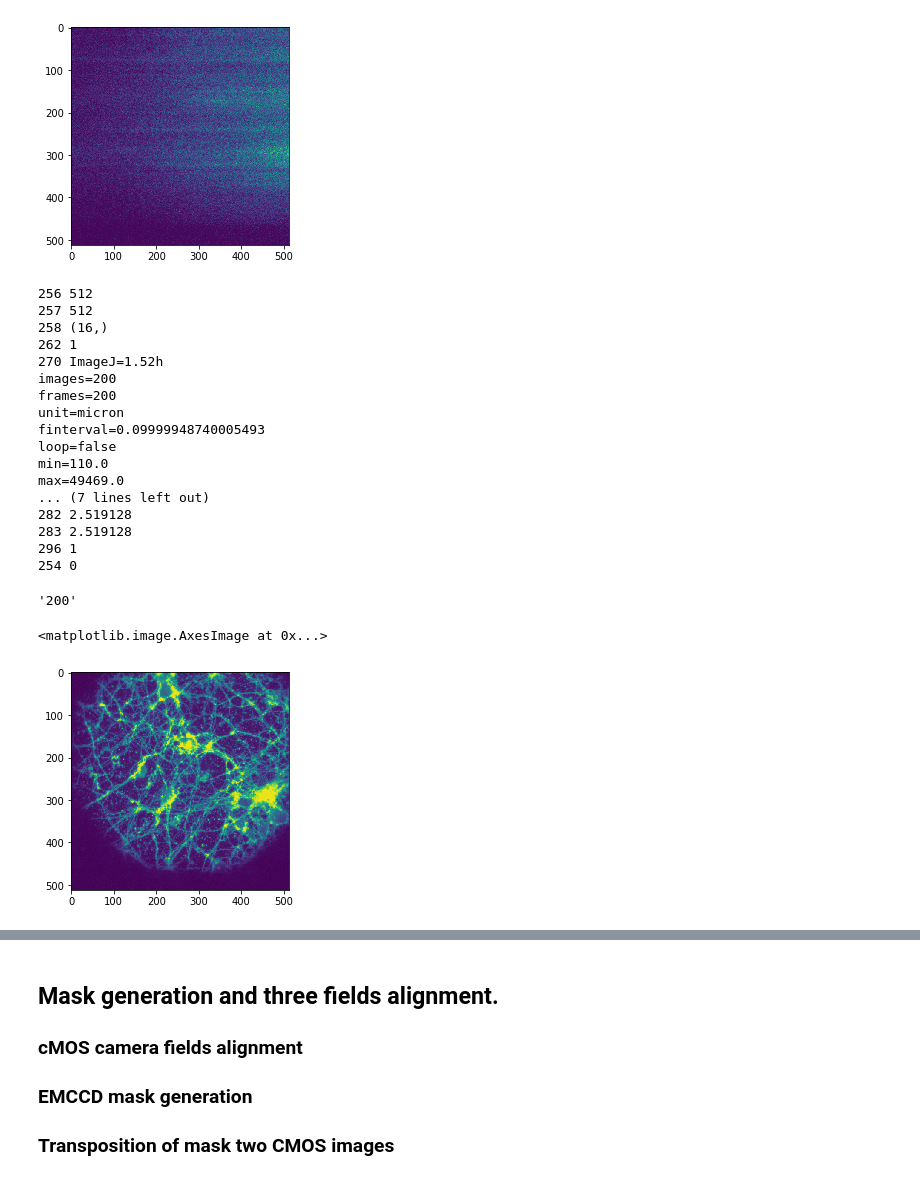
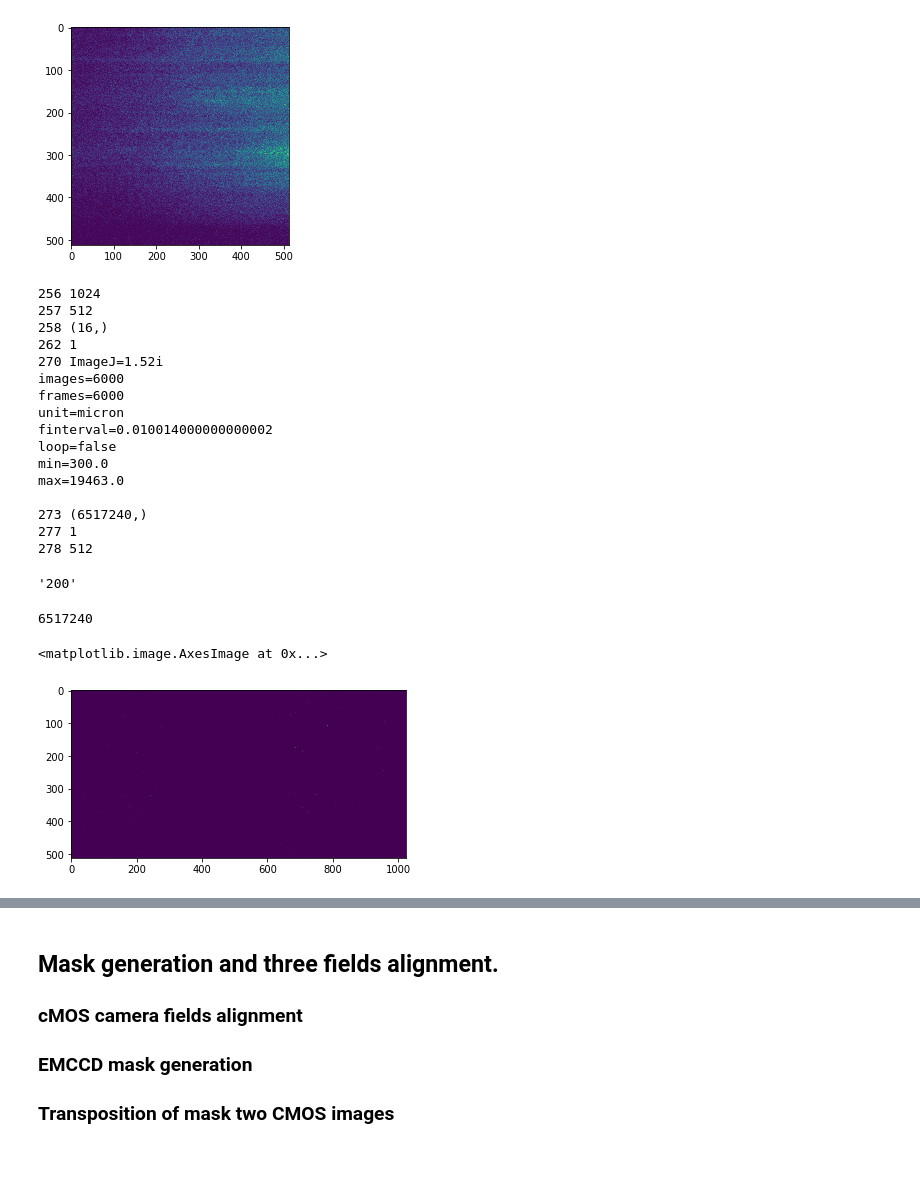
Before and after one commit to p-serna/Nanorods, a Jupyter notebook: Main_Nanords.ipynb, the cells around one changed output, grey strips where cells are left out. Drawn from its saved outputs; the diff is of its cells as text; code cells hidden in the pictures.

```diff
--- a/Main_Nanords.ipynb
+++ b/Main_Nanords.ipynb
@@ -27,27 +23,30 @@ imf = img.tag_v2
 # %%
+img = PIL.Image.open(fname)
+#imshow(img)
+imf = img.tag_v2
 keys = []
-for key in imf.keys():
-    print(key,imf[key])
+for i,key in enumerate(imf.keys()):
+    if i < 8:
+        print(key,imf[key])
     keys.append(key)
 offset = 50839
 # %% [output]
-256 512
+256 1024
 257 512
 258 (16,)
 262 1
-270 ImageJ=1.52h
-images=200
-frames=200
+270 ImageJ=1.52i
+images=6000
+frames=6000
 unit=micron
-finterval=0.09999948740005493
+finterval=0.010014000000000002
 loop=false
-min=110.0
-max=49469.0
-... (7 lines left out)
-282 2.519128
-283 2.519128
-296 1
-254 0
+min=300.0
+max=19463.0
+
+273 (6517240,)
+277 1
+278 512
 # %%
 int(imf[270].split()[1][7:])
 # %% [output]
@@ -55,6 +54,7 @@ int(imf[270].split()[1][7:])
 # %%
 def readBigTifFile(fname):
     img = PIL.Image.open(fname)
+    imf = img.tag_v2
     keys = []
     for key in imf.keys():
         keys.append(key)
@@ -64,17 +64,18 @@ def readBigTifFile(fname):
     size = nframes*width*height
 
     offset = imf[273][0]
+    print(offset)
     with open(fname,"rb") as file:
         file.seek(offset)
         temp = fromfile(file,dtype=">u2")
 
-    temp = temp[:size].reshape((nframes,width,height))
+    temp = temp[:size].reshape((nframes,height,width))
     return(temp)
 # %%
 fname = "C:\\Users\ludwig\Documents\Python data\cell1_BeRST.tif"
-
 movie = readBigTifFile(fname)
-imshow(movie[199,:,:])
+movie = movie.sum(axis=0)
 # %% [output]
-<matplotlib.image.AxesImage at 0x...>
+6517240
+<matplotlib.image.AxesImage at 0x...>
-[figure, old version]
+[figure, new version]
```
Also changed, not shown: parts of 3 cells of this notebook.
